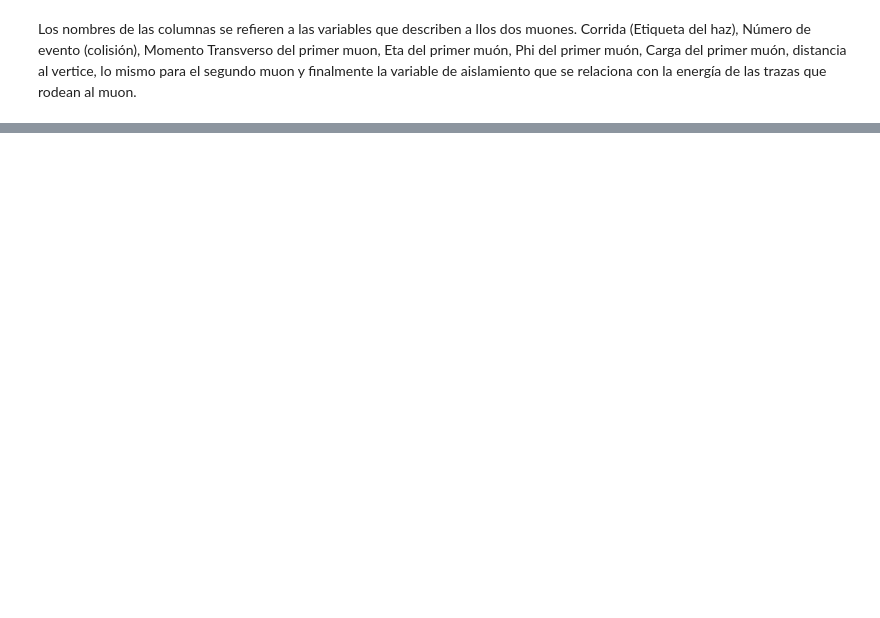
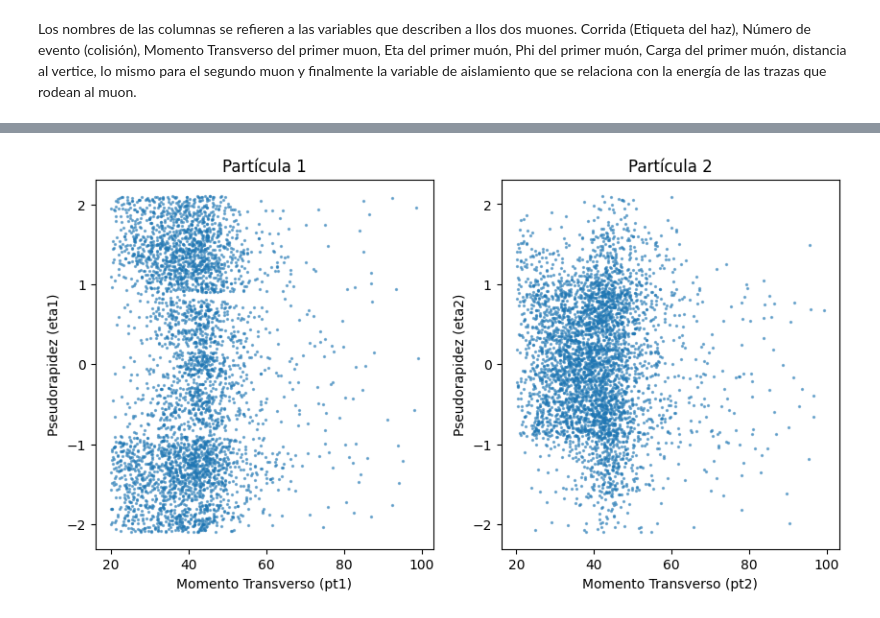
Before and after one commit to ProgramasParaFisicaDeParticulas/lecturadecvsopendatacvsfiles-ManuelPerezOrt, a Jupyter notebook: LeyendoCSVDelOpendataDelCMS.ipynb, the cells around one changed output, grey strips where cells are left out. Cells and saved outputs as stored; diff of their text form; code cells hidden in the pictures; blank space fills up the shorter version.

```diff
--- a/LeyendoCSVDelOpendataDelCMS.ipynb
+++ b/LeyendoCSVDelOpendataDelCMS.ipynb
@@ -106,0 +192,20 @@ fig_5.show()
+# %%
+# @title pt1 vs eta1
+
+from matplotlib import pyplot as plt
+plt.figure(figsize=(10, 5))
+plt.subplot(1, 2, 1)
+
+plt.subplot(1, 2, 1)
+plt.scatter(filtered_particles['pt1'], filtered_particles['eta1'], s=2, alpha=0.5)
+plt.xlabel('Momento Transverso (pt1)')
+plt.ylabel('Pseudorapidez (eta1)')
+plt.title('Partícula 1')
+
+plt.subplot(1, 2, 2)
+plt.scatter(filtered_particles['pt2'], filtered_particles['eta2'], s=2, alpha=0.5)
+plt.xlabel('Momento Transverso (pt2)')
+plt.ylabel('Pseudorapidez (eta2)')
+_ = plt.title('Partícula 2')
+# %% [output]
+[figure, added]
```
Also changed, not shown: parts of 10 cells of this notebook.
